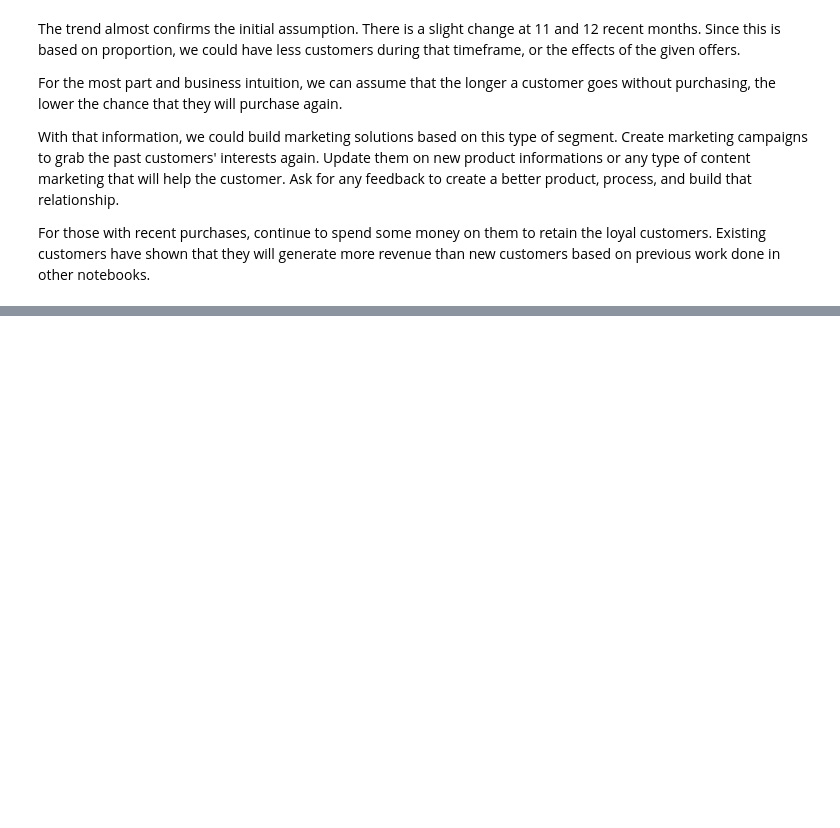
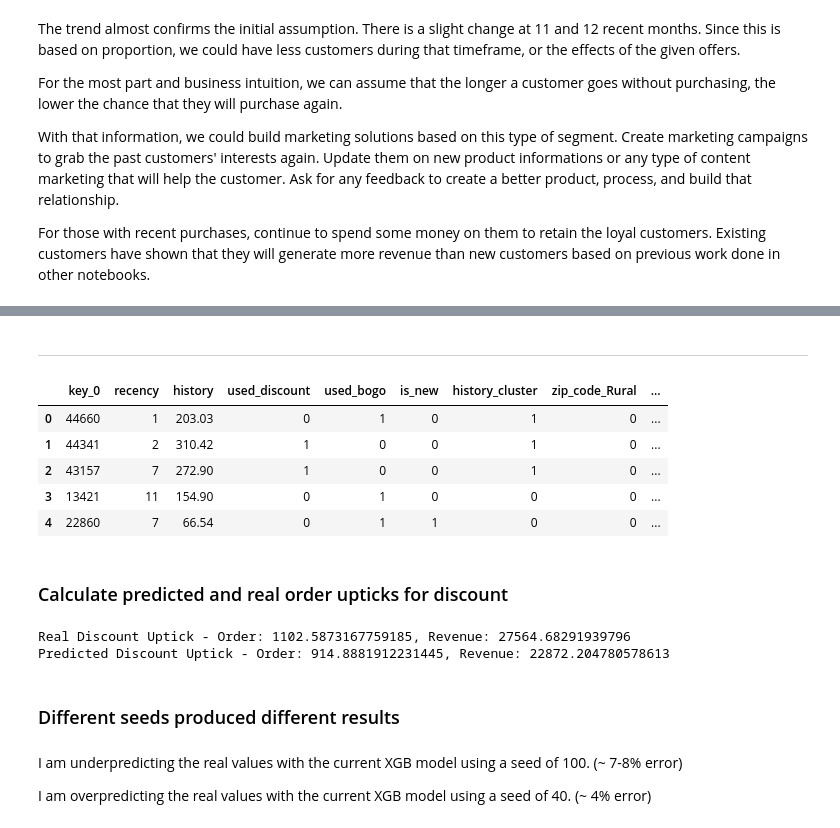
Before and after one commit to davidtnly/MachineLearning, a Jupyter notebook: 29-market-response-models.ipynb, the cells around one changed output, grey strips where cells are left out. Drawn from its saved outputs; the diff is of its cells as text; code cells hidden in the pictures; blank space fills up the shorter version.

```diff
--- a/29-market-response-models.ipynb
+++ b/29-market-response-models.ipynb
@@ -427,0 +845,2 @@ For those with recent purchases, continue to spend some money on them to retain
+# %%
+X_train, X_test, y_train, y_test = train_test_split(X, y, test_size=0.20, random_state=40)
@@ -427,0 +849,3 @@ For those with recent purchases, continue to spend some money on them to retain
+# %%
+xgb_model = XGBClassifier()
+xgb_model.fit(X_train, y_train)
@@ -427,0 +870,5 @@ For those with recent purchases, continue to spend some money on them to retain
+# %%
+X_test_copy = X_test.copy()
+
+# Predict probability using predict_proba() and not predict()
+X_test_copy['probability'] = xgb_model.predict_proba(X_test_copy)[:,1] # 1 for probability to convert, 0 not convert
@@ -427,0 +924,15 @@ For those with recent purchases, continue to spend some money on them to retain
+# %% [markdown]
+--------
+# %%
+X_test_with_conversion = pd.merge(X_test_copy, y_test, on=X_test_copy.index, how='left')
+# %%
+X_test_with_conversion.head()
+# %% [output]
+|  | key_0 | recency | history | used_discount | used_bogo | is_new | history_cluster | zip_code_Rural | ... |
+| 0 | 44660 | 1 | 203.03 | 0 | 1 | 0 | 1 | 0 | ... |
+| 1 | 44341 | 2 | 310.42 | 1 | 0 | 0 | 1 | 0 | ... |
+| 2 | 43157 | 7 | 272.90 | 1 | 0 | 0 | 1 | 0 | ... |
+| 3 | 13421 | 11 | 154.90 | 0 | 1 | 0 | 0 | 0 | ... |
+| 4 | 22860 | 7 | 66.54 | 0 | 1 | 1 | 0 | 0 | ... |
+# %% [markdown]
+### Calculate predicted and real order upticks for discount
@@ -427,0 +943,12 @@ For those with recent purchases, continue to spend some money on them to retain
+# %%
+print('Real Discount Uptick - Order: {}, Revenue: {}'.format(real_disc_uptick, real_disc_uptick*25))
+print('Predicted Discount Uptick - Order: {}, Revenue: {}'.format(pred_disc_uptick, pred_disc_uptick*25))
+# %% [output]
+Real Discount Uptick - Order: 1102.5873167759185, Revenue: 27564.68291939796
+Predicted Discount Uptick - Order: 914.8881912231445, Revenue: 22872.204780578613
+# %% [markdown]
+### Different seeds produced different results
+# %% [markdown]
+I am underpredicting the real values with the current XGB model using a seed of 100. (~ 7-8% error)
+
+I am overpredicting the real values with the current XGB model using a seed of 40. (~ 4% error)
```
Also changed, not shown: parts of 50 cells of this notebook, 2 other files.
